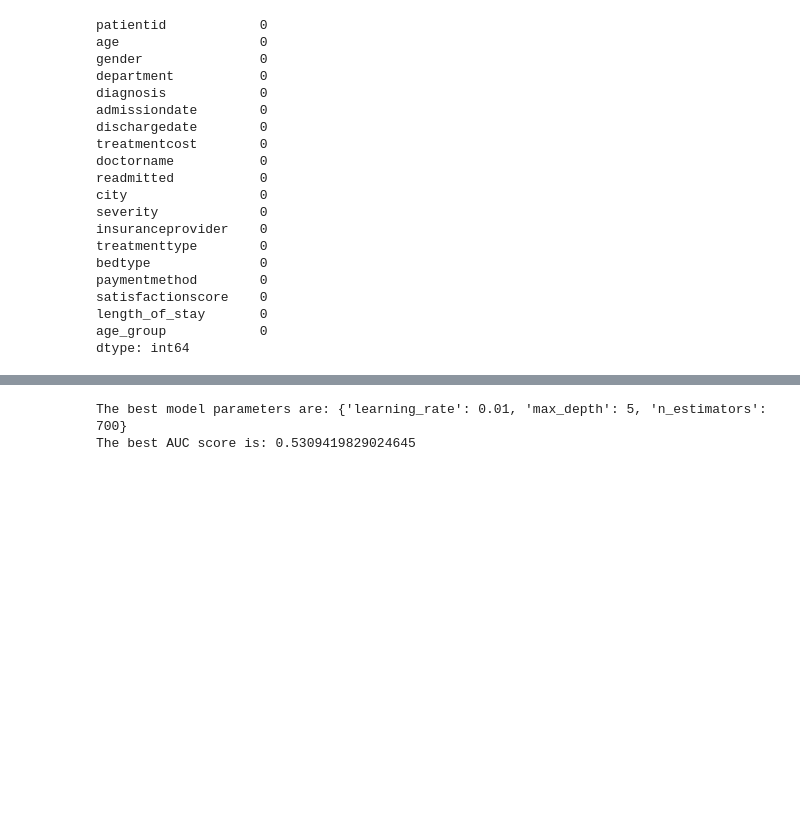
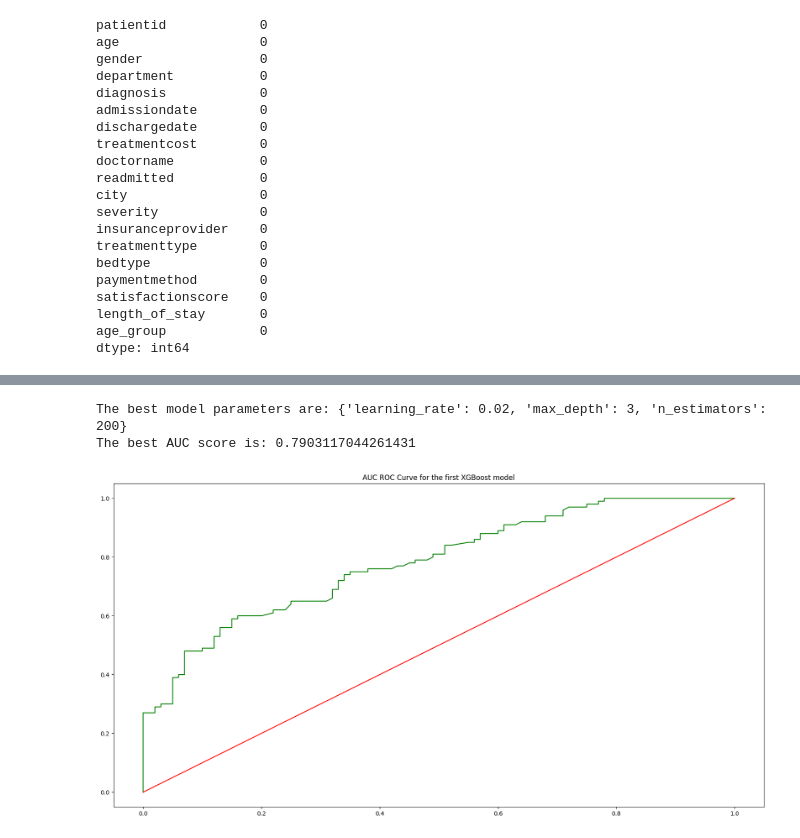
Before and after one commit to NathanPimenta/Synthea-Based-Hospital-Dashboard, a Jupyter notebook: Main Model.ipynb, the cells around one changed output, grey strips where cells are left out. Saved outputs shown, nothing was run; the diff lists cells and outputs as text; code cells hidden in the pictures; blank space fills up the shorter version.

```diff
--- a/Main Model.ipynb
+++ b/Main Model.ipynb
@@ -221,7 +287,7 @@ params = {
 
     'n_estimators': [100, 200, 300, 400, 500, 600, 700, 800, 900, 1000],
     'learning_rate': [0.001, 0.002, 0.01, 0.02, 0.1, 0.2],
-    'max_depth': [i for i in range(3, 11)]
+    'max_depth': [3, 4, 5, 6, 7, 8, 9, 10]
 }
 
 gcv = GridSearchCV(
@@ -237,5 +303,33 @@ gcv.fit(X_train, y_train)
 print(f"The best model parameters are: {gcv.best_params_}")
 print(f"The best AUC score is: {gcv.best_score_}")
 # %% [output]
-The best model parameters are: {'learning_rate': 0.01, 'max_depth': 5, 'n_estimators': 700}
-The best AUC score is: 0.5309419829024645
+The best model parameters are: {'learning_rate': 0.02, 'max_depth': 3, 'n_estimators': 200}
+The best AUC score is: 0.7903117044261431
+# %%
+""" Integrating AUC ROC Curve with thresholds on the XGBoost model """
+
+threshold, increment = threshIncrementArray[0], threshIncrementArray[1]
+y_pred_proba = gcv.predict_proba(X_test)[:, 1]
+y_pred_proba = np.round(y_pred_proba, 3)
+
+tprArray = []
+fprArray = []
+
+while threshold <= 1:
+
+    y_pred_refined = (y_pred_proba >= threshold)
+    tp, fn, fp, tn = confusion_matrix(y_test, y_pred_refined).ravel()
+
+    tprArray.append(round(tp / (tp + fn), 2))
+    fprArray.append(round(fp / (fp + tn), 2))
+
+    threshold += increment
+
+
+plt.figure(figsize=(20, 10))
+plt.plot(fprArray, tprArray, c='g', label="AUC ROC Curve")
+plt.plot(np.linspace(0, 1, 1000), np.linspace(0, 1, 1000), c='r', label="Worst performing AUC ROC Curve (0.5 AUC ROC Score)")
+plt.title("AUC ROC Curve for the first XGBoost model")
+plt.show()
+# %% [output]
+[figure, added]
```
Also changed, not shown: parts of 11 cells of this notebook, 4 other files.
